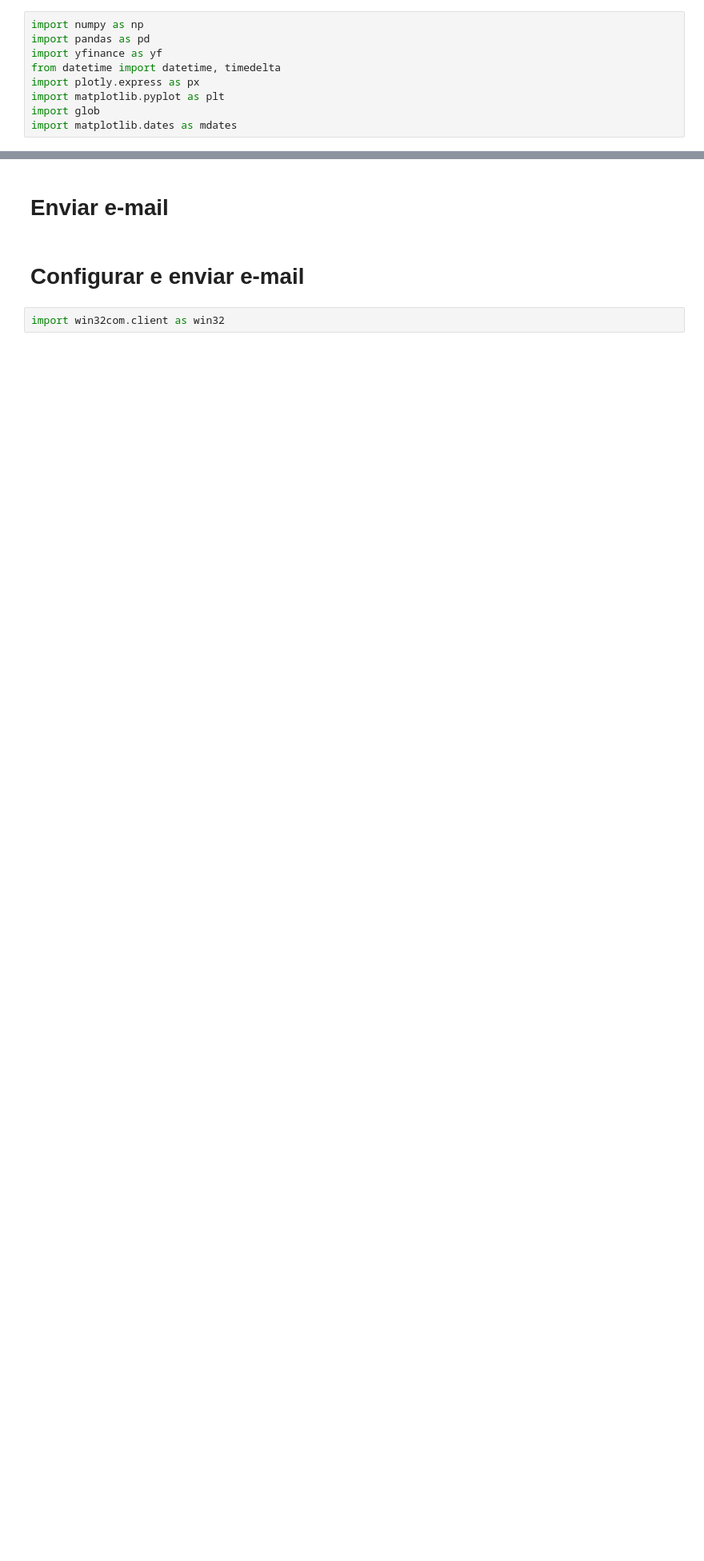
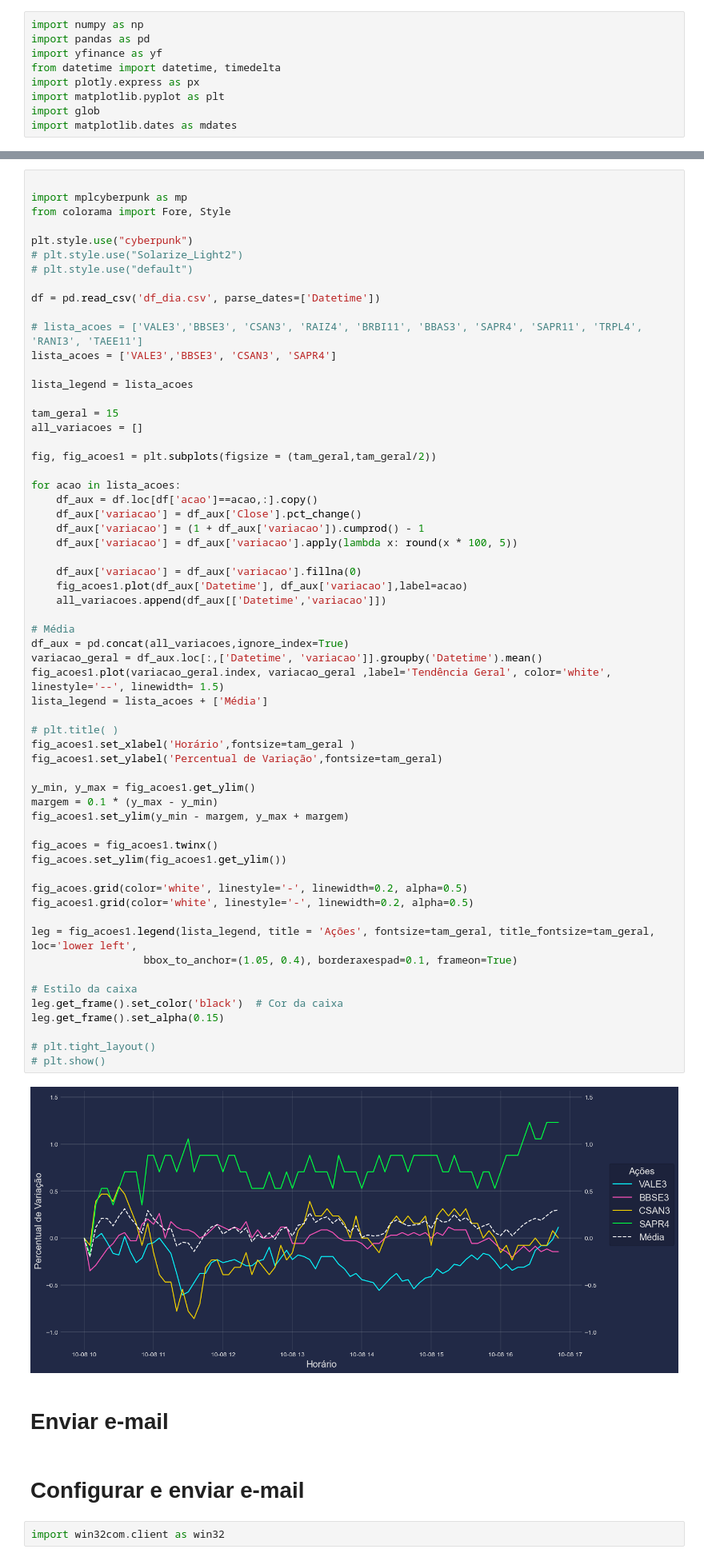
Before and after one commit to TheRas27/market_mail, a Jupyter notebook: data/notebook_coleta_dados.ipynb, the cells around one changed output, grey strips where cells are left out. Shown: that part at 80% size. Saved outputs shown, nothing was run; the diff lists cells and outputs as text; blank space fills up the shorter version.

```diff
--- a/data/notebook_coleta_dados.ipynb
+++ b/data/notebook_coleta_dados.ipynb
@@ -214,3 +235,65 @@ SAPR11: 29.16 | -1.62% ▼
+# %%
+
+import mplcyberpunk as mp
+from colorama import Fore, Style
+
+plt.style.use("cyberpunk")
+# plt.style.use("Solarize_Light2")
+# plt.style.use("default")
+
+df = pd.read_csv('df_dia.csv', parse_dates=['Datetime'])
+
+# lista_acoes = ['VALE3','BBSE3', 'CSAN3', 'RAIZ4', 'BRBI11', 'BBAS3', 'SAPR4', 'SAPR11', 'TRPL4', 'RANI3', 'TAEE11']
+lista_acoes = ['VALE3','BBSE3', 'CSAN3', 'SAPR4']
+
+lista_legend = lista_acoes
+
+tam_geral = 15
+all_variacoes = []
+
+fig, fig_acoes1 = plt.subplots(figsize = (tam_geral,tam_geral/2))
+
+for acao in lista_acoes:
+    df_aux = df.loc[df['acao']==acao,:].copy()
+    df_aux['variacao'] = df_aux['Close'].pct_change()
+    df_aux['variacao'] = (1 + df_aux['variacao']).cumprod() - 1
+    df_aux['variacao'] = df_aux['variacao'].apply(lambda x: round(x * 100, 5))
+
+    df_aux['variacao'] = df_aux['variacao'].fillna(0)
+    fig_acoes1.plot(df_aux['Datetime'], df_aux['variacao'],label=acao)
+    all_variacoes.append(df_aux[['Datetime','variacao']])
+
+# Média
+df_aux = pd.concat(all_variacoes,ignore_index=True)
+variacao_geral = df_aux.loc[:,['Datetime', 'variacao']].groupby('Datetime').mean()
+fig_acoes1.plot(variacao_geral.index, variacao_geral ,label='Tendência Geral', color='white', linestyle='--', linewidth= 1.5)
+lista_legend = lista_acoes + ['Média']
+
+# plt.title( )
+fig_acoes1.set_xlabel('Horário',fontsize=tam_geral )
+fig_acoes1.set_ylabel('Percentual de Variação',fontsize=tam_geral)
+
+y_min, y_max = fig_acoes1.get_ylim()
+margem = 0.1 * (y_max - y_min)
+fig_acoes1.set_ylim(y_min - margem, y_max + margem)
+
+fig_acoes = fig_acoes1.twinx()
+fig_acoes.set_ylim(fig_acoes1.get_ylim())
+
+fig_acoes.grid(color='white', linestyle='-', linewidth=0.2, alpha=0.5)
+fig_acoes1.grid(color='white', linestyle='-', linewidth=0.2, alpha=0.5)
+
+leg = fig_acoes1.legend(lista_legend, title = 'Ações', fontsize=tam_geral, title_fontsize=tam_geral, loc='lower left',
+                  bbox_to_anchor=(1.05, 0.4), borderaxespad=0.1, frameon=True)
+
+# Estilo da caixa
+leg.get_frame().set_color('black')  # Cor da caixa
+leg.get_frame().set_alpha(0.15)
+
+# plt.tight_layout()
+# plt.show()
+# %% [output]
+[figure, added]
 # %% [markdown]
 # Enviar e-mail
 # %% [markdown]
```
Also changed, not shown: parts of 11 cells of this notebook.
